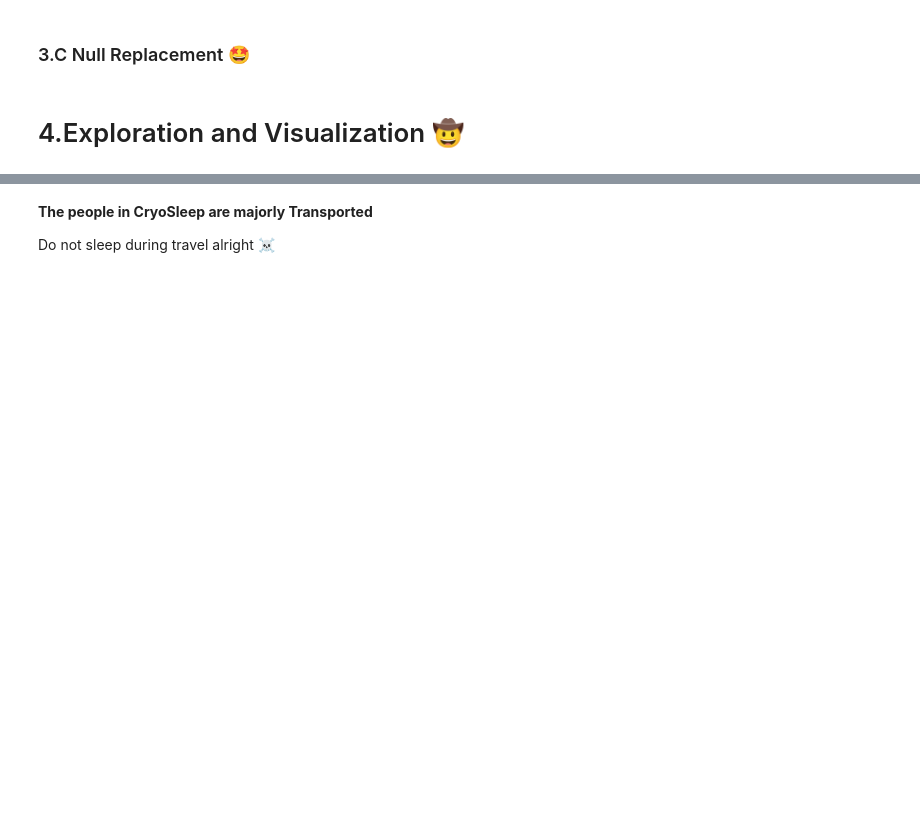
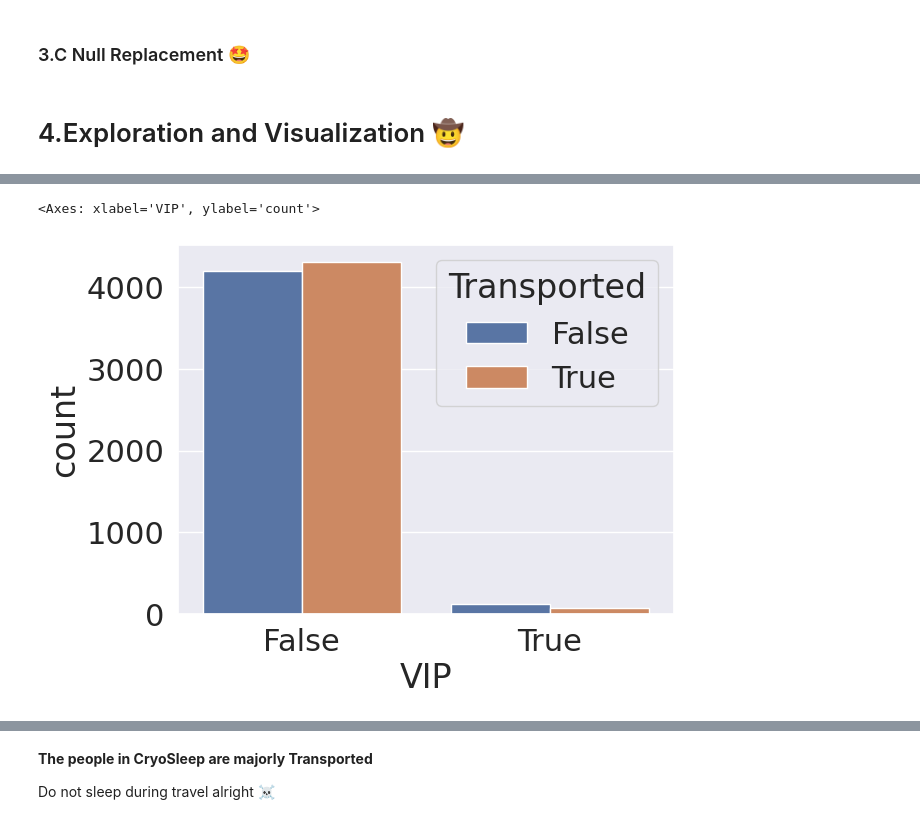
Before and after one commit to SearParsley/cs4320-spaceship-titanic-project, a Jupyter notebook: titanic.ipynb, the cells around one changed output, grey strips where cells are left out. Saved outputs shown, nothing was run; the diff lists cells and outputs as text; code cells hidden in the pictures; blank space fills up the shorter version.

```diff
--- a/titanic.ipynb
+++ b/titanic.ipynb
@@ -124,3 +199,6 @@ sns.countplot(df_train.HomePlanet,hue=df_train.Transported);
 # %%
-sns.countplot(df_train.VIP,hue=df_train.Transported);
+sns.countplot(df_train,x="VIP",hue="Transported")
+# %% [output]
+<Axes: xlabel='VIP', ylabel='count'>
+[figure, added]
 # %%
```
Also changed, not shown: parts of 18 cells of this notebook.
